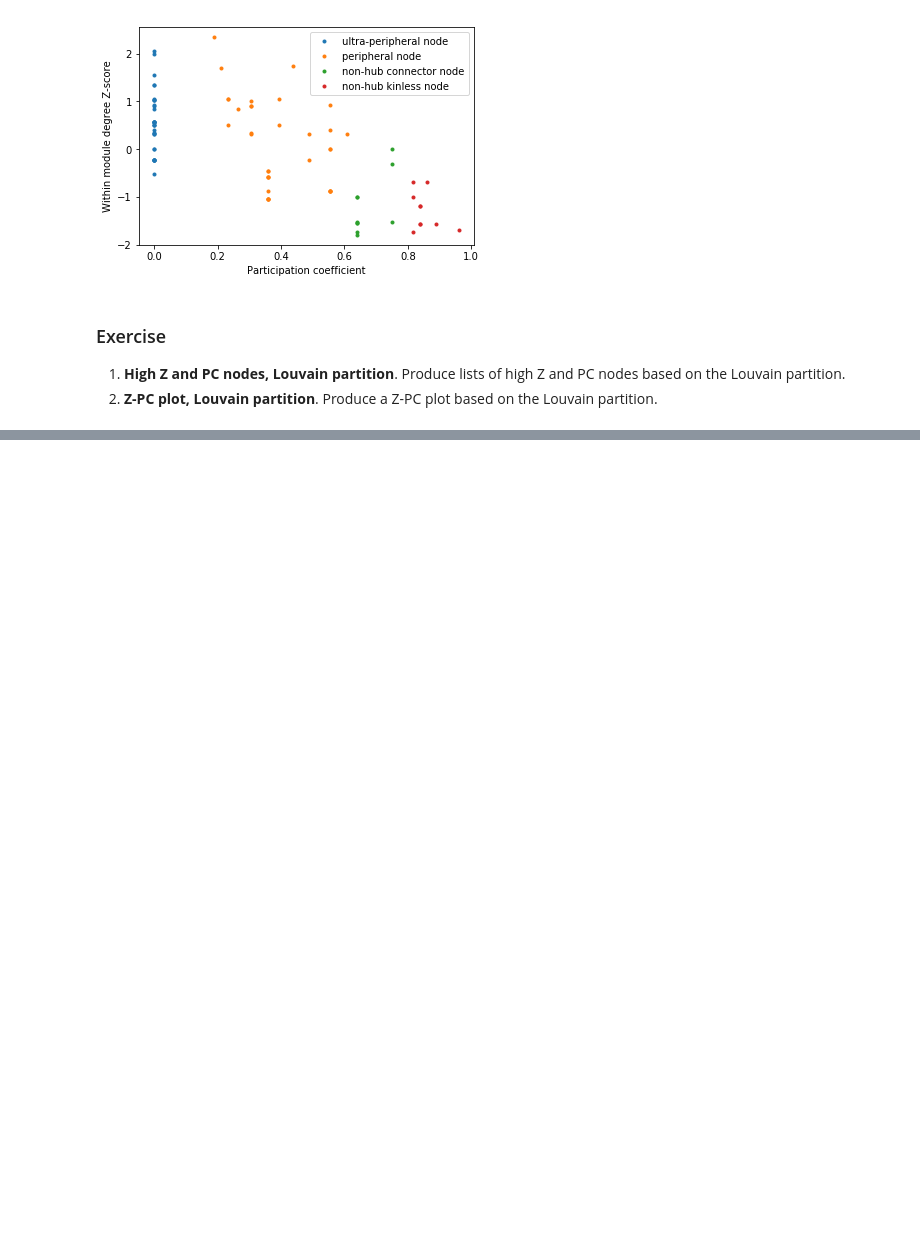
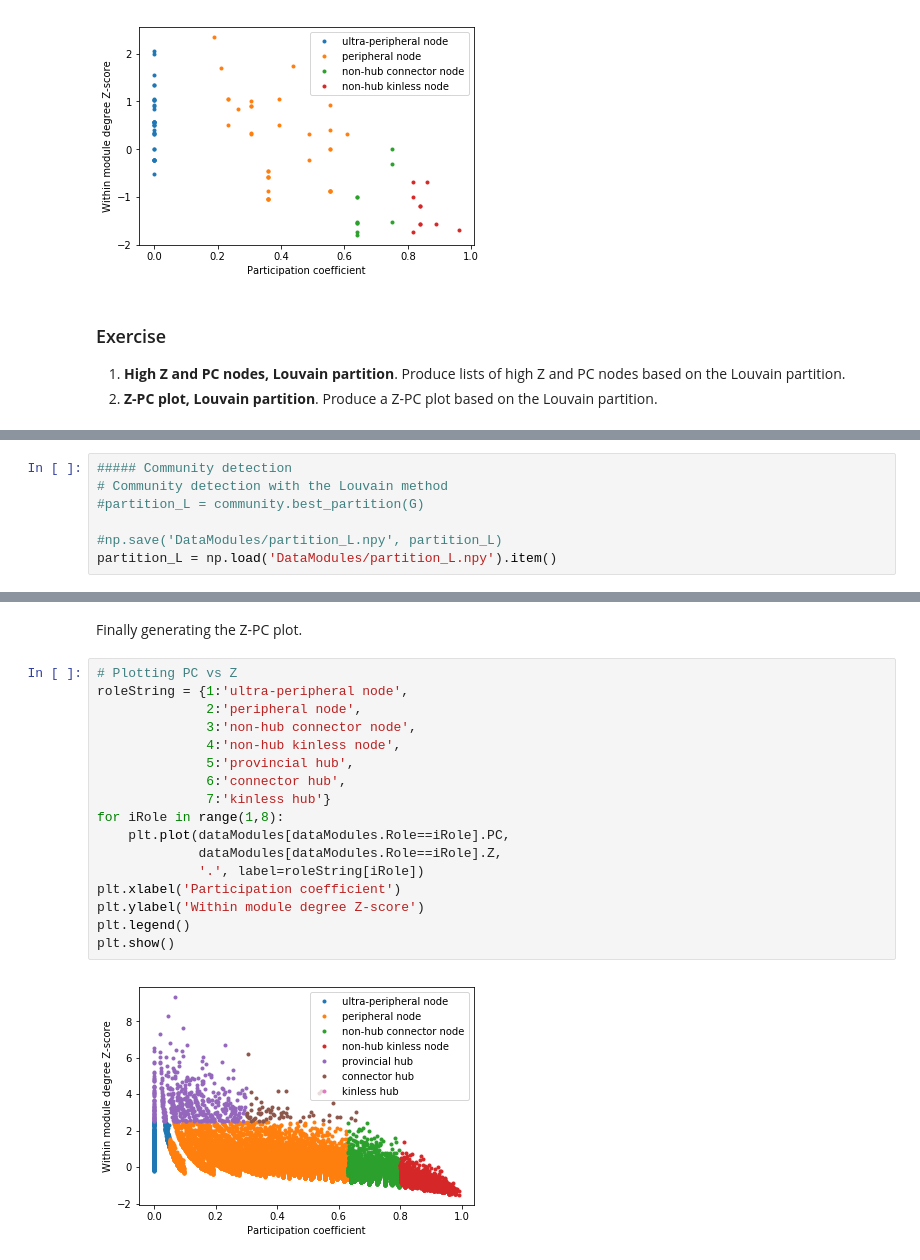
Before and after one commit to sathayas/JupyterConnectivitySpring2019, a Jupyter notebook: Modules.ipynb, the cells around one changed output, grey strips where cells are left out. Saved outputs shown, nothing was run; the diff lists cells and outputs as text; blank space fills up the shorter version.

```diff
--- a/Modules.ipynb
+++ b/Modules.ipynb
@@ -782,0 +864,7 @@ plt.show()
+# %%
+##### Community detection
+# Community detection with the Louvain method
+#partition_L = community.best_partition(G)
+
+#np.save('DataModules/partition_L.npy', partition_L)
+partition_L = np.load('DataModules/partition_L.npy').item()
@@ -782,0 +919,21 @@ plt.show()
+# %% [markdown]
+Finally generating the Z-PC plot.
+# %%
+# Plotting PC vs Z
+roleString = {1:'ultra-peripheral node',
+              2:'peripheral node',
+              3:'non-hub connector node',
+              4:'non-hub kinless node',
+              5:'provincial hub',
+              6:'connector hub',
+              7:'kinless hub'}
+for iRole in range(1,8):
+    plt.plot(dataModules[dataModules.Role==iRole].PC,
+             dataModules[dataModules.Role==iRole].Z,
+             '.', label=roleString[iRole])
+plt.xlabel('Participation coefficient')
+plt.ylabel('Within module degree Z-score')
+plt.legend()
+plt.show()
+# %% [output]
+[figure, added]
```
Also changed, not shown: parts of 10 cells of this notebook.
